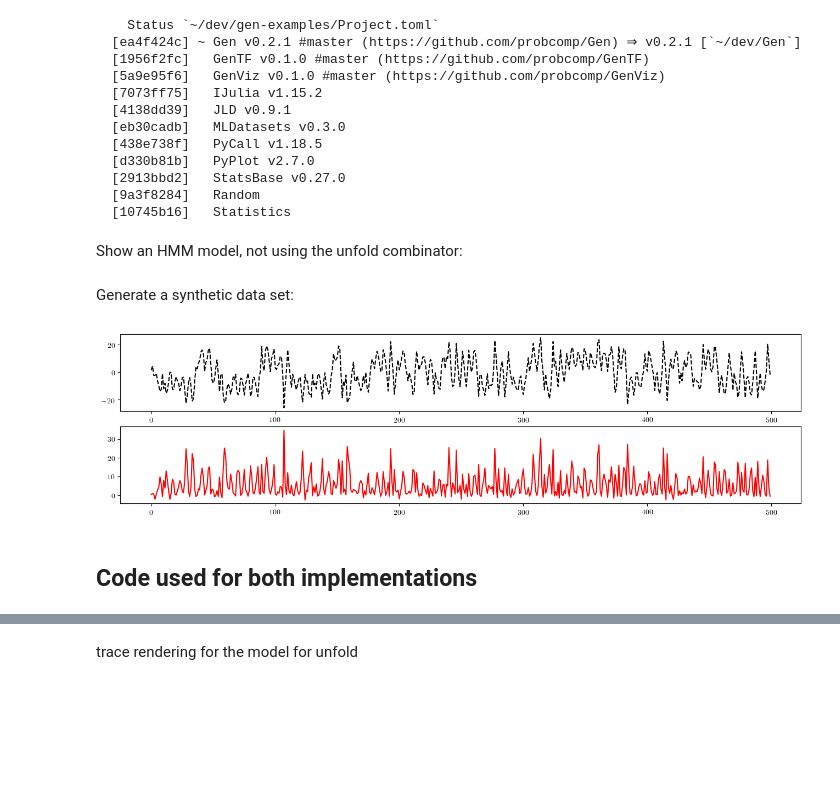
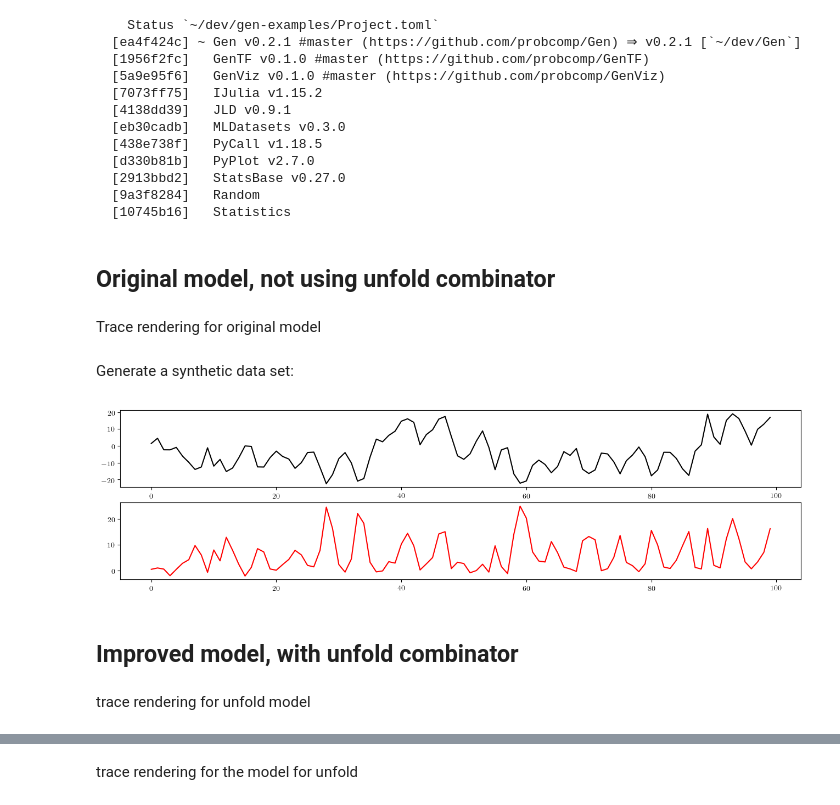
Before and after one commit to probcomp/gen-quickstart, a Jupyter notebook: tutorial-smc/Sequential Monte Carlo in Gen.ipynb, the cells around one changed output, grey strips where cells are left out. Drawn from its saved outputs; the diff is of its cells as text; code cells hidden in the pictures; blank space fills up the shorter version.

```diff
--- a/tutorial-smc/Sequential Monte Carlo in Gen.ipynb
+++ b/tutorial-smc/Sequential Monte Carlo in Gen.ipynb
@@ -21,7 +23,7 @@ Pkg.status()
 import Random
 Random.seed!(1);
 # %% [markdown]
-Show an HMM model, not using the unfold combinator:
+## Original model, not using unfold combinator
 # %%
 function x_mean(x_prev::Real, t::Int)
     (x_prev / 2.) + 25 * (x_prev / (1 + x_prev * x_prev)) + 8 * cos(1.2 * t)
@@ -40,11 +42,13 @@ y_mean(x::Real) = (x * x / 20.)
     end
     return (xs, ys)
 end;
+# %% [markdown]
+Trace rendering for original model
 # %%
 function render_trace(trace; show_data=true)
     (xs, ys) = get_retval(trace)
     subplot(2, 1, 1)
-    plot(xs, color="black", linestyle="--")
+    plot(xs, color="black")
     if show_data
         subplot(2, 1, 2)
         plot(ys, color="red");
@@ -53,11 +57,9 @@ end;
 # %% [markdown]
 Generate a synthetic data set:
 # %%
-trace, _ = initialize(hmm, (10., 1., 500))
+trace, _ = initialize(hmm, (10., 1., 100))
 (xs, ys) = get_retval(trace)
 figure(figsize=(16, 4))
 render_trace(trace);
 # %% [output]
-[figure, old version]
+[figure, new version]
-# %% [markdown]
-## Code used for both implementations
@@ -96,0 +66,2 @@ end;
+# %% [markdown]
+## Improved model, with unfold combinator
@@ -96,0 +83,2 @@ end;
+# %% [markdown]
+trace rendering for unfold model
```
Also changed, not shown: parts of 48 cells of this notebook.
